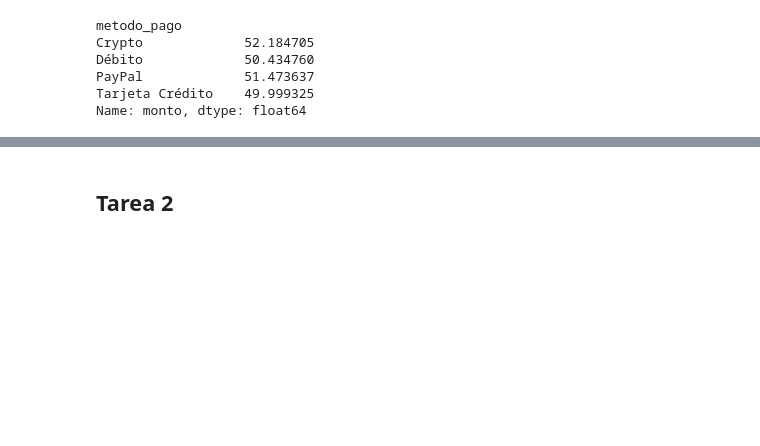
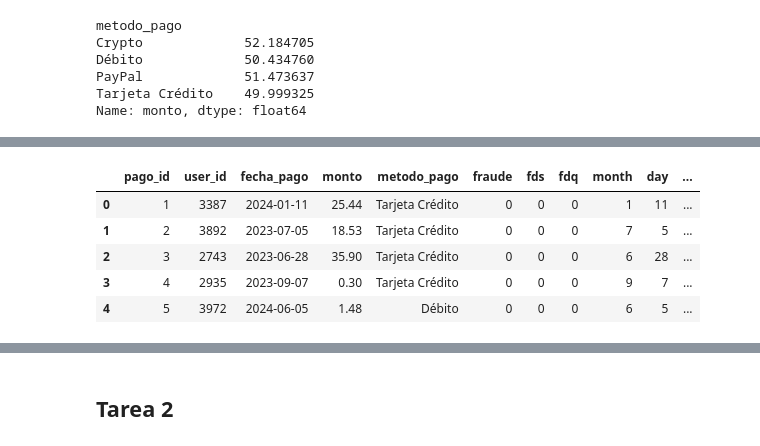
Before and after one commit to sagomeza1/pcun, a Jupyter notebook: nb.ipynb, the cells around one changed output, grey strips where cells are left out. Drawn from its saved outputs; the diff is of its cells as text; code cells hidden in the pictures; blank space fills up the shorter version.

```diff
--- a/nb.ipynb
+++ b/nb.ipynb
@@ -219,0 +233,9 @@ Name: monto, dtype: float64
+# %%
+pagos.head()
+# %% [output]
+|  | pago_id | user_id | fecha_pago | monto | metodo_pago | fraude | fds | fdq | month | day | ... |
+| 0 | 1 | 3387 | 2024-01-11 | 25.44 | Tarjeta Crédito | 0 | 0 | 0 | 1 | 11 | ... |
+| 1 | 2 | 3892 | 2023-07-05 | 18.53 | Tarjeta Crédito | 0 | 0 | 0 | 7 | 5 | ... |
+| 2 | 3 | 2743 | 2023-06-28 | 35.90 | Tarjeta Crédito | 0 | 0 | 0 | 6 | 28 | ... |
+| 3 | 4 | 2935 | 2023-09-07 | 0.30 | Tarjeta Crédito | 0 | 0 | 0 | 9 | 7 | ... |
+| 4 | 5 | 3972 | 2024-06-05 | 1.48 | Débito | 0 | 0 | 0 | 6 | 5 | ... |
```
Also changed, not shown: parts of 8 cells of this notebook.
